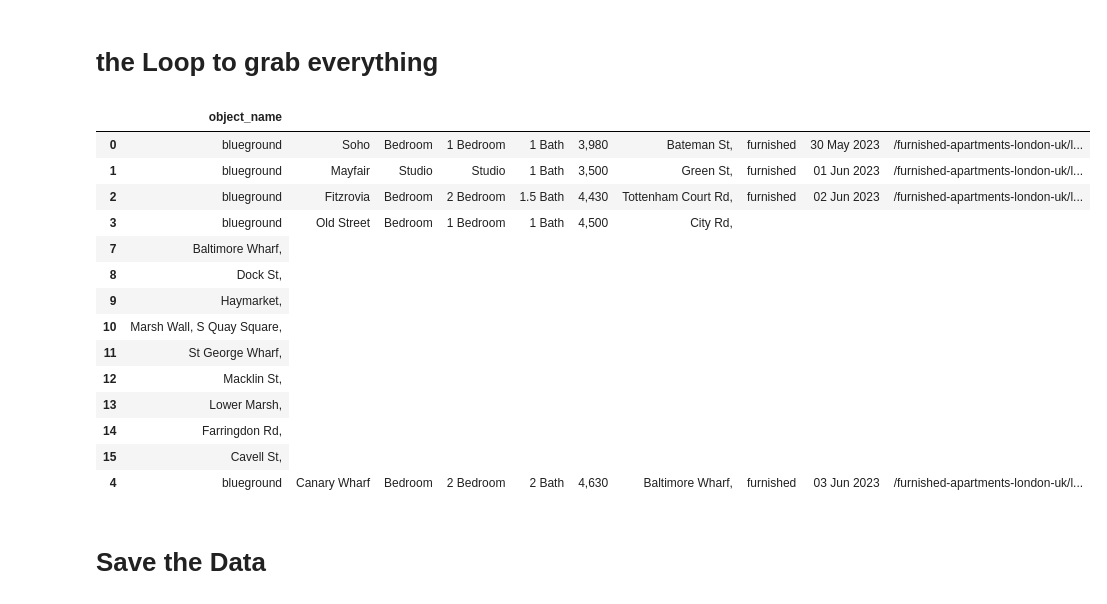
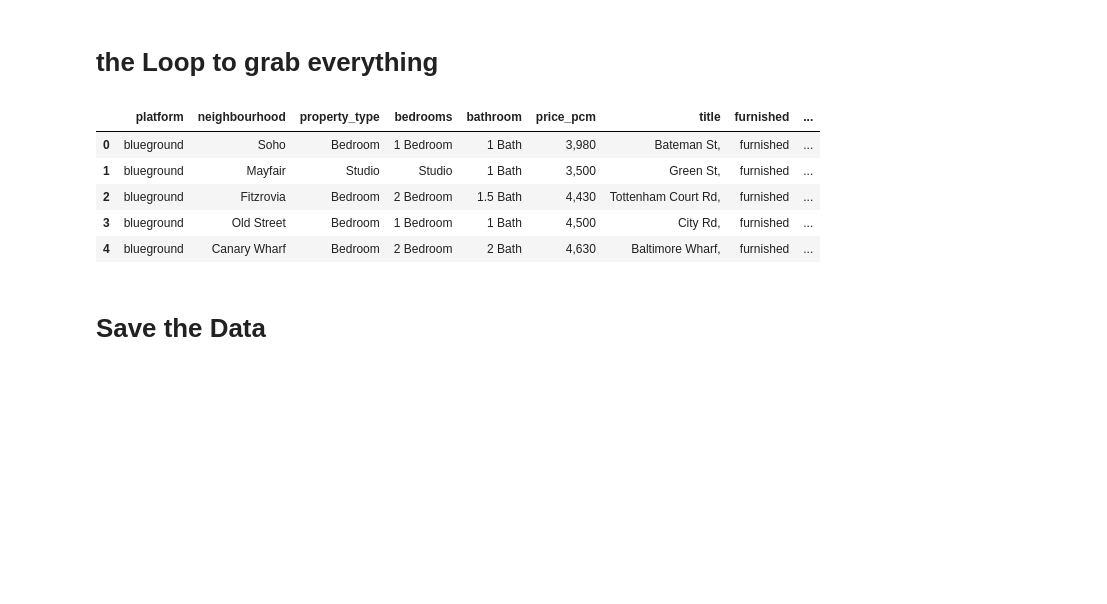
Before and after one commit to capstone-jmrs/capstone-proptech-repo, a Jupyter notebook: blueground_clean_markus.ipynb, the cells around one changed output. Drawn from its saved outputs; the diff is of its cells as text; code cells hidden in the pictures; blank space fills up the shorter version.

```diff
--- a/blueground_clean_markus.ipynb
+++ b/blueground_clean_markus.ipynb
@@ -15,3 +19,4 @@ import numpy as np # to use numpy
 # create an empty dataframe
 df_full = pd.DataFrame()
 df_object = pd.DataFrame()
+df_search = pd.DataFrame()
@@ -154,68 +239,64 @@ while len(blank_slates_lst) == 0: # start and endpoint of the for-loop
     # pause the loop for 3 seconds to reduce the load on the server
     time.sleep(3)
 
 
     # get the content of the website
     page = requests.get(weblink +  f'offset={ pagesite }&items=18')
     # parse the html and save it into a BeautifulSoup instance
     html = page.content
-
-    # parse the html and save it into a BeautifulSoup instance
     bs = BeautifulSoup(html, 'html.parser')
 
-    # get the list of all the apartments
-    object_names = bs.find_all(class_="listing-name")
-    object_names_lst = (object_name.get_text() for object_name in object_names)
-    object_names_lst = [object_name.strip() for object_name in object_names_lst]
-    #print(object_names_lst[:5])
+    # create a pandas dataframe for the names and prices
+    blueground_dict = {
+        #'platform_id', --> we get this from the detail page
+        'platform': 'blueground',
+        'neighbourhood': get_neighborhoods(bs),
+        'property_type': get_property_type(bs),
+        'bedrooms': get_bedrooms(bs),
+        'bathroom': get_bathroom(bs),
+        'price_pcm': get_price_pcm(bs),
+        'title': get_object_title(bs),
+        'furnished': 'furnished',
+        'available_from': get_availability(bs),
+        #'size': , --> we get this from the detail page
+        'title': get_object_title(bs)
+        }
 
-    # create an empty dataframe to store the object names
-    df_object = pd.DataFrame()
+    # we now have a dataframe, we can use this to get a counter for the URL
+    df_page = pd.DataFrame(blueground_dict)
 
-    # store the object names in the dataframe
-    df_object['object_name'] = pd.Series(object_names_lst)
-    df_full = pd.concat([df_full, df_object], axis=0, ignore_index=True)
+    # we create a variable to store the number of rows in the dataframe
+    maximus = df_page.index.max() # we give it the max value of the index
 
-    # drop duplicates
-    df_full.drop_duplicates(subset=['object_name'], keep='first', inplace=True)
 
-    # set the number of rows to display to maximum
-    pd.set_option('display.max_rows', None)
-
-    # display the dataframe from the loop
-    display(df_full)
-
+    if np.isnan(maximus):
+        break
+    else:
+        df_page['get_url_to_detail_page'] = pd.Series(get_url_to_detail_page(bs, maximus))
+    # we can now add the dataframe to the full dataframe
+    df_search = df_search.append(df_page, ignore_index=True)
 
     # check if we reached the end of the pages
     blank_slates = bs.find_all(class_="blank-slate__criteria")
     blank_slates_lst = (blank_slate.get_text() for blank_slate in blank_slates)
     blank_slates_lst = [blank_slate.strip() for blank_slate in blank_slates_lst]
     # print the list to make sure it works
     #print(blank_slates_lst)
 
     # increase the pagesite by 1
     pagesite += 1
 
 # set the number of rows and column_width  to maximum
 pd.set_option('display.max_rows', None)
 pd.set_option('display.max_colwidth', None)
 display(df_search.head(5))
 # %% [output]
-|  | object_name |
-| 0 | blueground | Soho | Bedroom | 1 Bedroom | 1 Bath | 3,980 | Bateman St, | furnished | 30 May 2023 | /furnished-apartments-london-uk/l... |
-| 1 | blueground | Mayfair | Studio | Studio | 1 Bath | 3,500 | Green St, | furnished | 01 Jun 2023 | /furnished-apartments-london-uk/l... |
-| 2 | blueground | Fitzrovia | Bedroom | 2 Bedroom | 1.5 Bath | 4,430 | Tottenham Court Rd, | furnished | 02 Jun 2023 | /furnished-apartments-london-uk/l... |
-| 3 | blueground | Old Street | Bedroom | 1 Bedroom | 1 Bath | 4,500 | City Rd, |
-| 7 | Baltimore Wharf, |
-| 8 | Dock St, |
-| 9 | Haymarket, |
-| 10 | Marsh Wall, S Quay Square, |
-| 11 | St George Wharf, |
-| 12 | Macklin St, |
-| 13 | Lower Marsh, |
-| 14 | Farringdon Rd, |
-| 15 | Cavell St, |
-| 4 | blueground | Canary Wharf | Bedroom | 2 Bedroom | 2 Bath | 4,630 | Baltimore Wharf, | furnished | 03 Jun 2023 | /furnished-apartments-london-uk/l... |
+|  | platform | neighbourhood | property_type | bedrooms | bathroom | price_pcm | title | furnished | ... |
+| 0 | blueground | Soho | Bedroom | 1 Bedroom | 1 Bath | 3,980 | Bateman St, | furnished | ... |
+| 1 | blueground | Mayfair | Studio | Studio | 1 Bath | 3,500 | Green St, | furnished | ... |
+| 2 | blueground | Fitzrovia | Bedroom | 2 Bedroom | 1.5 Bath | 4,430 | Tottenham Court Rd, | furnished | ... |
+| 3 | blueground | Old Street | Bedroom | 1 Bedroom | 1 Bath | 4,500 | City Rd, | furnished | ... |
+| 4 | blueground | Canary Wharf | Bedroom | 2 Bedroom | 2 Bath | 4,630 | Baltimore Wharf, | furnished | ... |
 # %% [markdown]
 # Save the Data
 # %%
```
Also changed, not shown: parts of 12 cells of this notebook, 4 other files.
